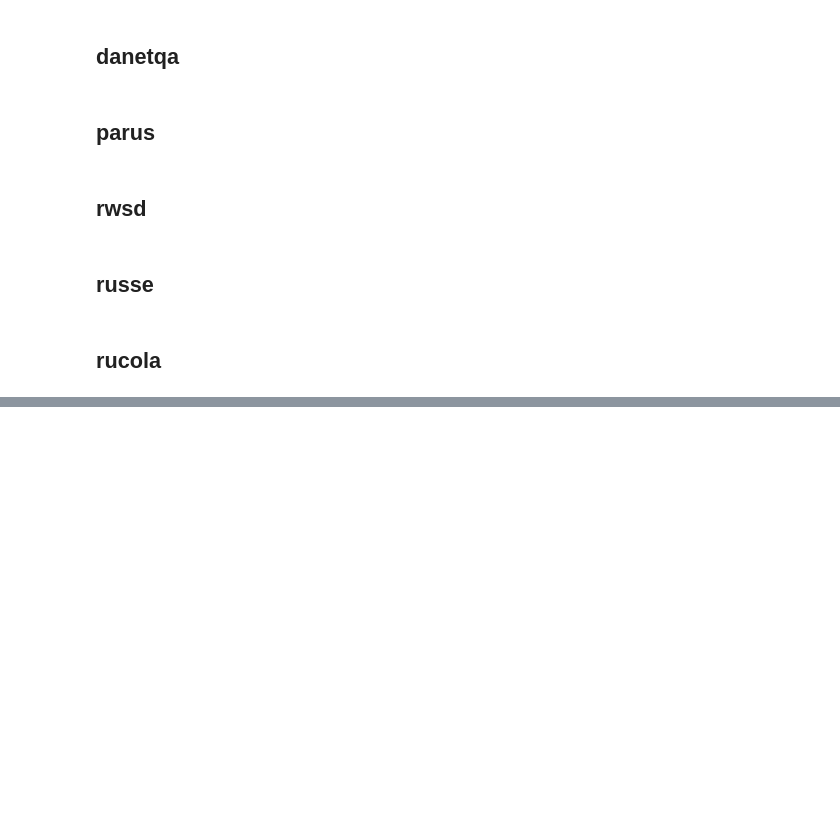
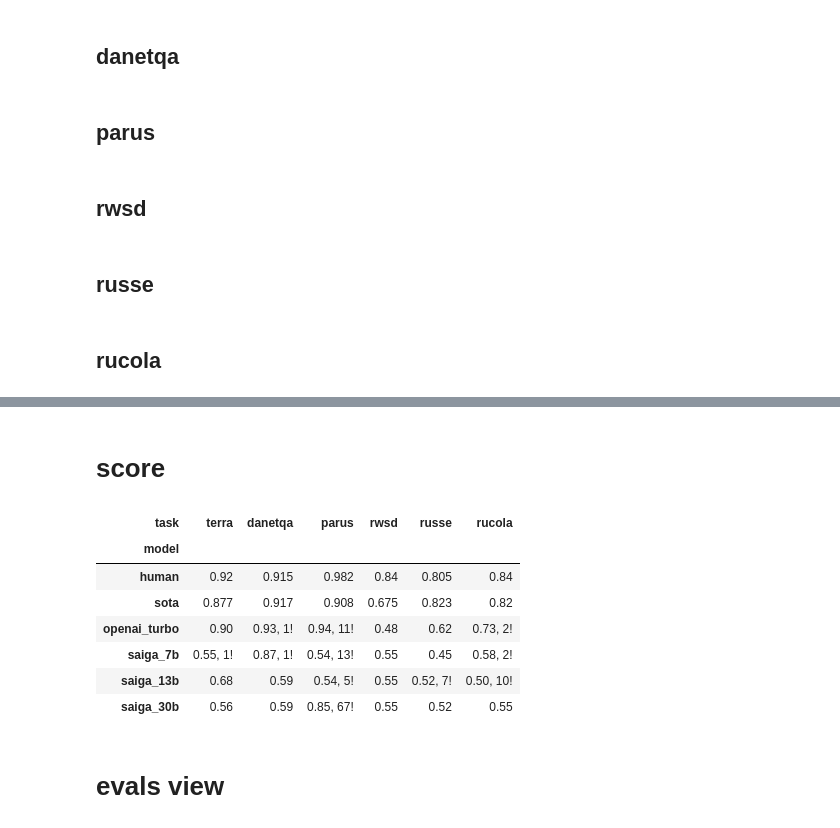
Before and after one commit to kuk/rulm-eval, a Jupyter notebook: main.ipynb, the cells around one changed output, grey strips where cells are left out. Cells and saved outputs as stored; diff of their text form; code cells hidden in the pictures; blank space fills up the shorter version.

```diff
--- a/main.ipynb
+++ b/main.ipynb
@@ -117,0 +239,3 @@ write_lines('tasks/rucola.jsonl', lines)
+# %%
+%run -n main.py
+model = SAIGA_13B
@@ -117,0 +268,77 @@ write_lines('tasks/rucola.jsonl', lines)
+# %%
+%run -n main.py
+for task in TASKS:
+    path = f'evals/{model}/{task}/0-shot.jsonl'
+    lines = read_lines(path)
+    eval_items = list(parse_jsonl(lines))
+
+    for item in eval_items:
+        if item['output']:
+            item['pred'] = TASK_OUTPUT_PRED[task](item['output'])
+
+    print(task, sum(_['pred'] is not None for _ in eval_items))
+
+    lines = format_jsonl(eval_items)
+    write_lines(path, lines)
+# %% [markdown]
+# score
+# %%
+%run -n main.py
+data = []
+for model in MODELS:
+    for task in TASKS:
+        path = f'tasks/{task}/test.jsonl'
+        lines = read_lines(path)
+        task_items = list(parse_jsonl(lines))
+
+        path = f'evals/{model}/{task}/0-shot.jsonl'
+        lines = read_lines(path)
+        eval_items = list(parse_jsonl(lines))
+
+        id_targets = {_['id']: _['target'] for _ in task_items}
+        id_preds = {_['id']: _['pred'] for _ in eval_items}
+
+        correct, support, total = acc_score(id_targets, id_preds)
+        if not total:
+            continue
+        acc = correct / support
+
+        data.append([model, task, acc, support, total])
+
+rows = []
+for model, task, acc, support, total in data:
+    value = '%.2f' % acc
+    undef = total - support
+    if undef:
+        value += ', %d!' % undef
+
+    rows.append((model, task, value))
+
+for task, score in rsg_lb_human(RSG_LB):
+    rows.append(('human', task, score))
+
+for task, score in rsg_lb_sota(RSG_LB):
+    rows.append(('sota', task, score))
+
+rows.append(('human', RUCOLA, RUCOLA_LB_HUMAN))
+rows.append(('sota', RUCOLA, RUCOLA_LB_SOTA))
+
+table = pd.DataFrame(rows, columns=['model', 'task', 'score'])
+table = table.pivot(index='model', columns='task', values='score')
+table = table.fillna('-')
+table = table.reindex(
+    columns=TASKS,
+    index=['human', 'sota'] + MODELS
+)
+table
+# %% [output]
+| task | terra | danetqa | parus | rwsd | russe | rucola |
+| model |  |  |  |  |  |  |
+| human | 0.92 | 0.915 | 0.982 | 0.84 | 0.805 | 0.84 |
+| sota | 0.877 | 0.917 | 0.908 | 0.675 | 0.823 | 0.82 |
+| openai_turbo | 0.90 | 0.93, 1! | 0.94, 11! | 0.48 | 0.62 | 0.73, 2! |
+| saiga_7b | 0.55, 1! | 0.87, 1! | 0.54, 13! | 0.55 | 0.45 | 0.58, 2! |
+| saiga_13b | 0.68 | 0.59 | 0.54, 5! | 0.55 | 0.52, 7! | 0.50, 10! |
+| saiga_30b | 0.56 | 0.59 | 0.85, 67! | 0.55 | 0.52 | 0.55 |
+# %% [markdown]
+# evals view
```
Also changed, not shown: parts of 34 cells of this notebook.
